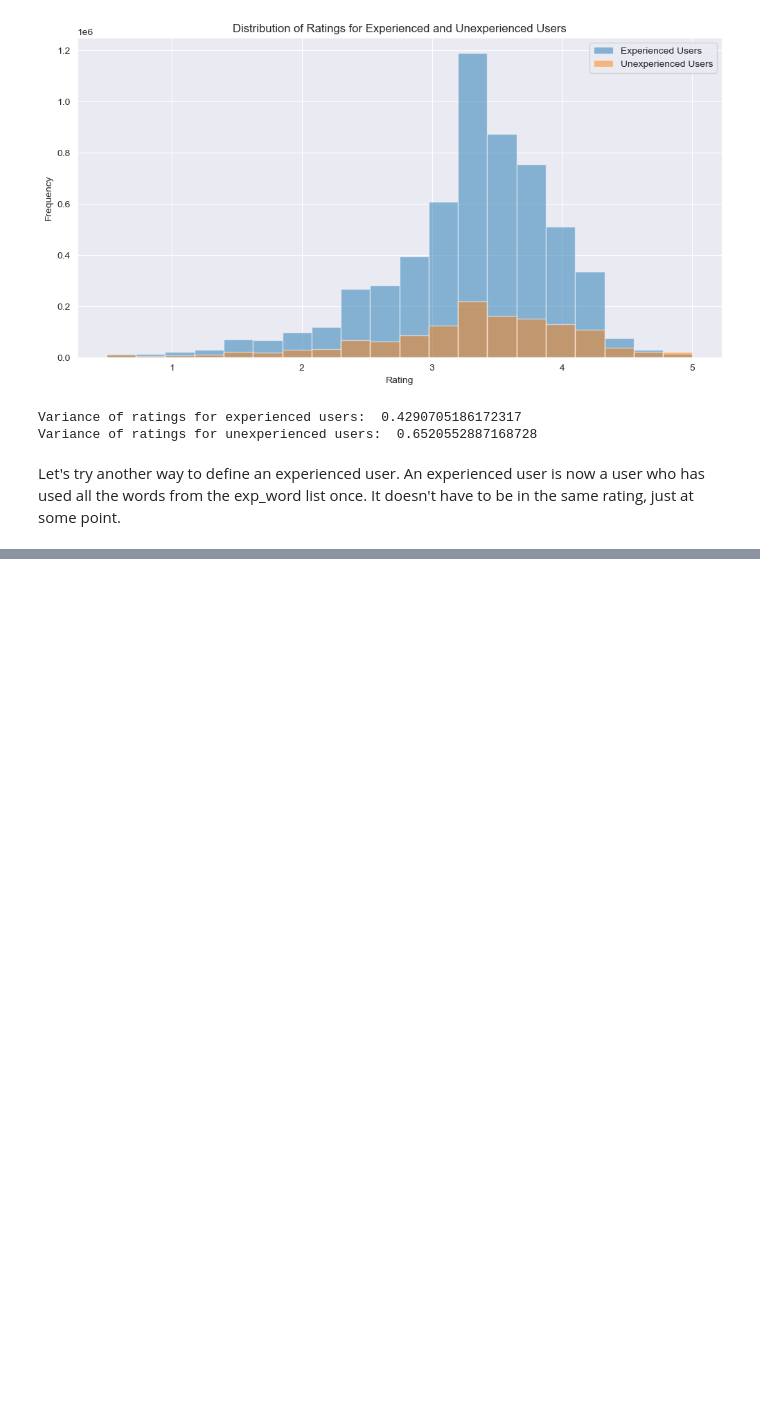
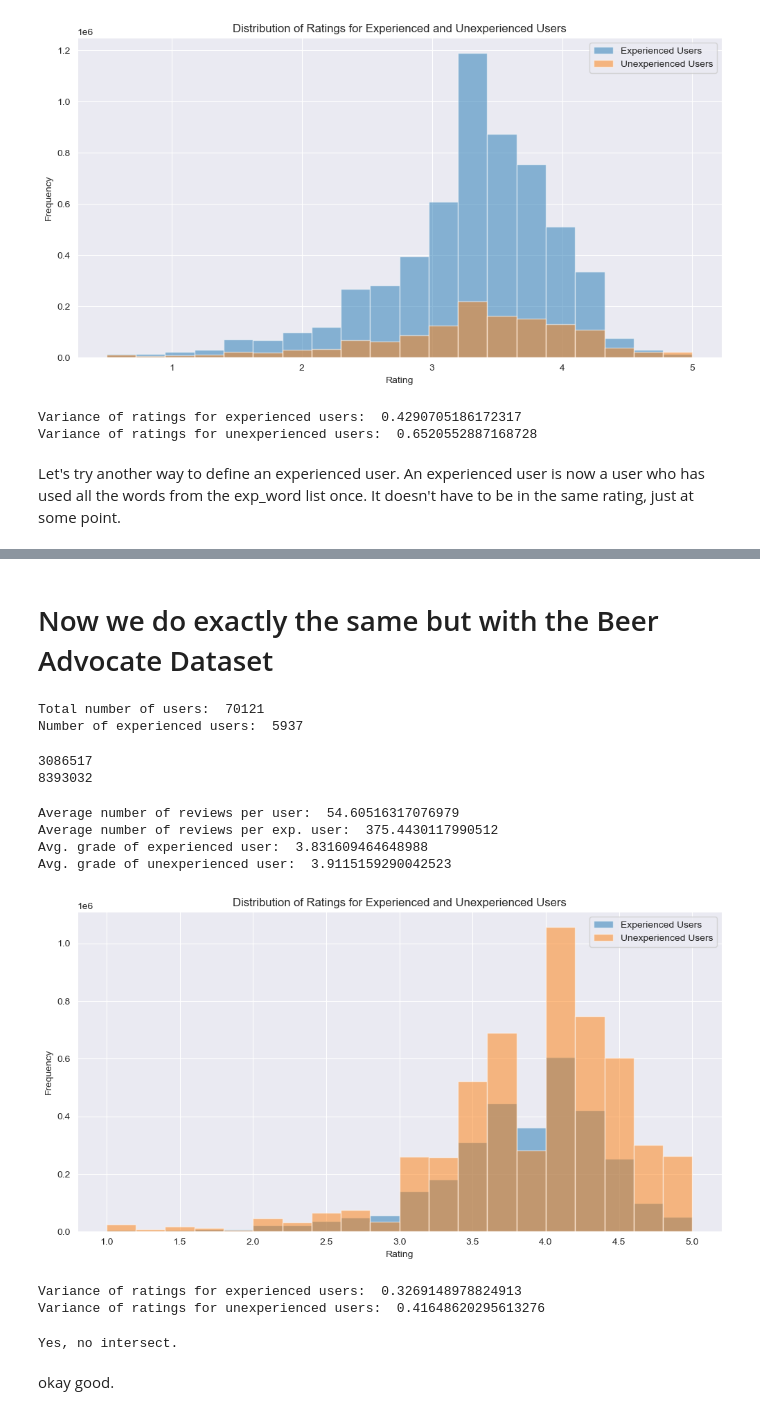
Before and after one commit to epfl-ada/ada-2024-project-thefivedatawranglers, a Jupyter notebook: analysis.ipynb, the cells around one changed output, grey strips where cells are left out. Cells and saved outputs as stored; diff of their text form; code cells hidden in the pictures; blank space fills up the shorter version.

Commit message:
Added distribution analysis and did the same for Beer Advocate

```diff
--- a/analysis.ipynb
+++ b/analysis.ipynb
@@ -145,0 +171,60 @@ print("Avg rating of unexp. users: ", df_rb_ratings_all_unexp)
+# %% [markdown]
+# Now we do exactly the same but with the Beer Advocate Dataset
+# %%
+df_ba_ratings = pd.read_csv("data/BeerAdvocate/ratings/BA_ratings.csv")
+
+df_ba_ratings_exp = df_ba_ratings[df_ba_ratings["text"].str.contains(regex_pattern, case=False, na=False)]
+exp_user_ids_ba = df_ba_ratings_exp["user_id"].unique()
+print("Total number of users: ", len(df_ba_ratings["user_id"].unique()))
+print("Number of experienced users: ", len(exp_user_ids_ba))
+# %% [output]
+Total number of users:  70121
+Number of experienced users:  5937
+# %%
+df_ba_ratings_wo_text = pd.read_csv("data/BeerAdvocate/ratings/BA_ratings.csv", usecols=lambda col: col != "text")
+df_ba_ratings_of_exp = df_ba_ratings_wo_text[df_ba_ratings_wo_text["user_id"].isin(exp_user_ids_ba)]
+print(len(df_ba_ratings_of_exp))
+print(len(df_ba_ratings_wo_text))
+# %% [output]
+3086517
+8393032
+# %%
+print("Average number of reviews per user: ", df_ba_ratings["user_id"].value_counts().mean())
+print("Average number of reviews per exp. user: ", df_ba_ratings_of_exp["user_id"].value_counts().mean())
+
+print("Avg. grade of experienced user: ", df_ba_ratings_of_exp["rating"].mean())
+df_ba_ratings_of_unexp = df_ba_ratings_wo_text[~df_ba_ratings_wo_text["user_id"].isin(exp_user_ids_ba)]
+print("Avg. grade of unexperienced user: ", df_ba_ratings_of_unexp["rating"].mean())
+# %% [output]
+Average number of reviews per user:  54.60516317076979
+Average number of reviews per exp. user:  375.4430117990512
+Avg. grade of experienced user:  3.831609464648988
+Avg. grade of unexperienced user:  3.9115159290042523
+# %%
+import matplotlib.pyplot as plt
+
+# plotting the distribution
+plt.figure(figsize=(12, 6))
+plt.hist(df_ba_ratings_of_exp["rating"], bins=20, alpha=0.5, label="Experienced Users")
+plt.hist(df_ba_ratings_of_unexp["rating"], bins=20, alpha=0.5, label="Unexperienced Users")
+plt.xlabel("Rating")
+plt.ylabel("Frequency")
+plt.legend()
+plt.title("Distribution of Ratings for Experienced and Unexperienced Users")
+plt.show()
+print("Variance of ratings for experienced users: ", df_ba_ratings_of_exp["rating"].var())
+print("Variance of ratings for unexperienced users: ", df_ba_ratings_of_unexp["rating"].var())
+# %% [output]
+[figure, added]
+Variance of ratings for experienced users:  0.3269148978824913
+Variance of ratings for unexperienced users:  0.41648620295613276
+# %%
+# short test whether the stuff I'm doing actually makes sense / that I didn't make an error
+a = set(df_ba_ratings_of_exp["user_id"]).intersection(set(df_ba_ratings_of_unexp["user_id"]))
+
+if not a:
+    print("Yes, no intersect.")
+# %% [output]
+Yes, no intersect.
+# %% [markdown]
+okay good.
```
Also changed, not shown: parts of 9 cells of this notebook.
